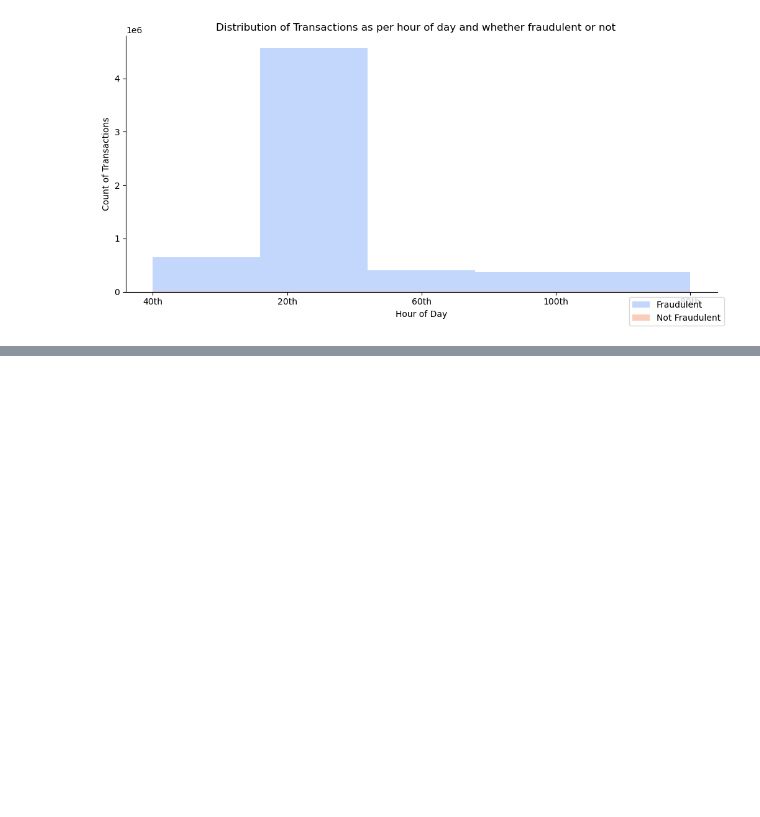
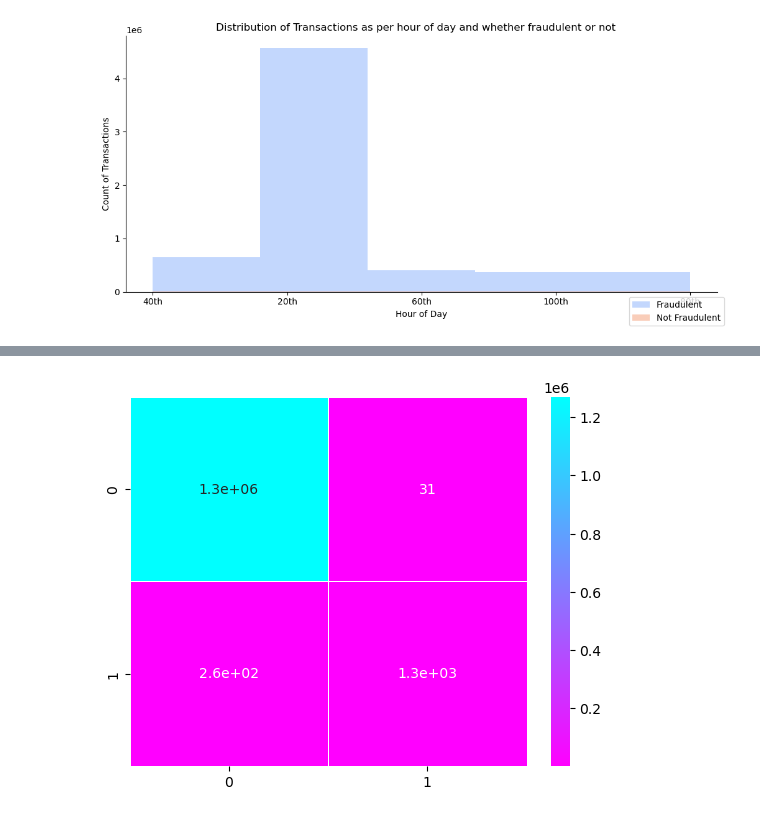
Before and after one commit to dsprincess/python-projects, a Jupyter notebook: Fraud Detection Analysis.ipynb, the cells around one changed output, grey strips where cells are left out. Saved outputs shown, nothing was run; the diff lists cells and outputs as text; code cells hidden in the pictures; blank space fills up the shorter version.

```diff
--- a/Fraud Detection Analysis.ipynb
+++ b/Fraud Detection Analysis.ipynb
@@ -382,0 +428,2 @@ sns.boxplot(data=df_transactions, x='isFraud', y='amount', hue='amount_category'
+# %%
+X, X_test, y, y_test = train_test_split(X, y, test_size=0.2, random_state=24)
@@ -382,0 +510,34 @@ sns.boxplot(data=df_transactions, x='isFraud', y='amount', hue='amount_category'
+# %%
+# sample code that looped
+
+N_SPLITS = 2  # previous:300, increasing N_SPLITS to remove error due to randomness
+
+lgbm_preds = []
+xgb_preds = []
+catb_preds = []
+
+prob = []
+
+folds = StratifiedKFold(n_splits=N_SPLITS, shuffle=True)
+
+for fold, (train_id, test_id) in enumerate(tqdm(folds.split(X, y), total=N_SPLITS)):
+
+    print(f'fold {fold + 1}')
+
+    X_train, y_train = X.iloc[train_id], y.iloc[train_id]
+    X_valid, y_valid = X.iloc[test_id], y.iloc[test_id]
+
+    lgbm_model = lgbm.LGBMClassifier()
+    xgb_model  = xgb.XGBClassifier()
+    catb_model = catb.CatBoostClassifier(verbose=0)
+
+    lgbm_model.fit(X_train, y_train)
+    xgb_model.fit(X_train, y_train)
+    catb_model.fit(X_train, y_train)
+
+    print(f'Training Accuracy   :- {(lgbm_model.score(X_train, y_train)*100).round(2)}% | {(xgb_model.score(X_train, y_train)*100).round(2)}% | {(catb_model.score(X_train, y_train)*100).round(2)}%')
+    print(f'Validation Accuracy :- {(lgbm_model.score(X_valid, y_valid)*100).round(2)}% | {(xgb_model.score(X_valid, y_valid)*100).round(2)}% | {(catb_model.score(X_valid, y_valid)*100).round(2)}%')
+
+    prob1, prob2, prob3 = lgbm_model.predict_proba(X_test), xgb_model.predict_proba(X_test), catb_model.predict_proba(X_test)
+    prob.append((prob1 + prob2 + prob3) / 3)
+print('Model Trained !!!')
@@ -382,0 +555,7 @@ sns.boxplot(data=df_transactions, x='isFraud', y='amount', hue='amount_category'
+# %%
+final = [[0,0]]
+for i in range(N_SPLITS):
+    final = final + prob[i]
+
+final = final/N_SPLITS
+y_pred = pd.Series([np.argmax([i]) for i in final])
@@ -382,0 +564,4 @@ sns.boxplot(data=df_transactions, x='isFraud', y='amount', hue='amount_category'
+# %%
+sns.heatmap(confusion_matrix(y_test, y_pred), cmap='cool_r', linewidths=0.5, annot=True);
+# %% [output]
+[figure, added]
```
Also changed, not shown: parts of 14 cells of this notebook, 1 other file.
